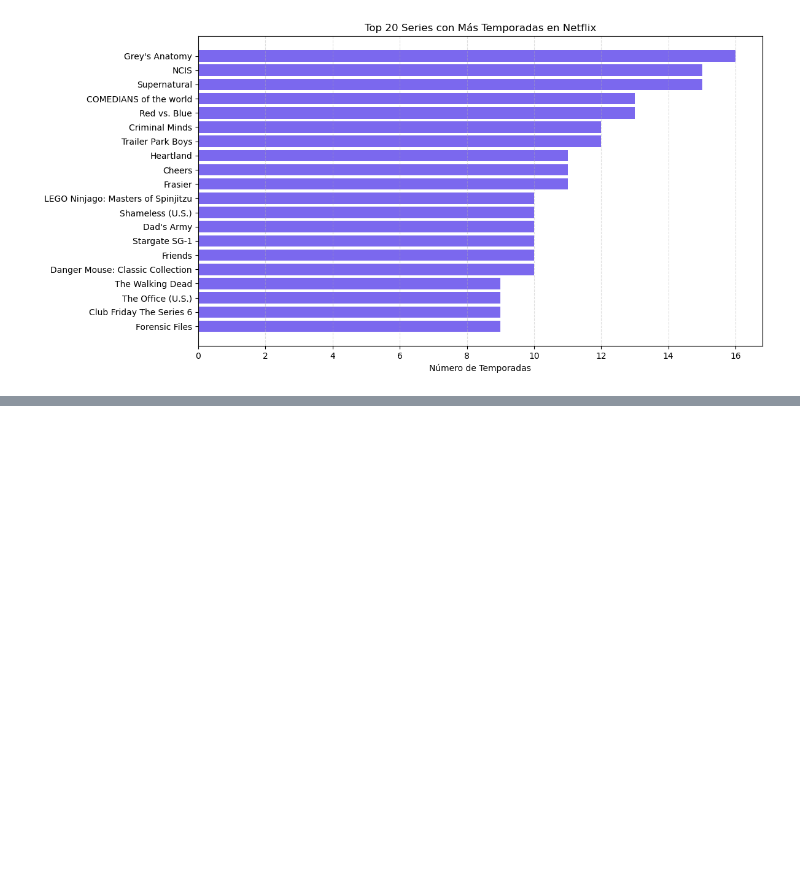
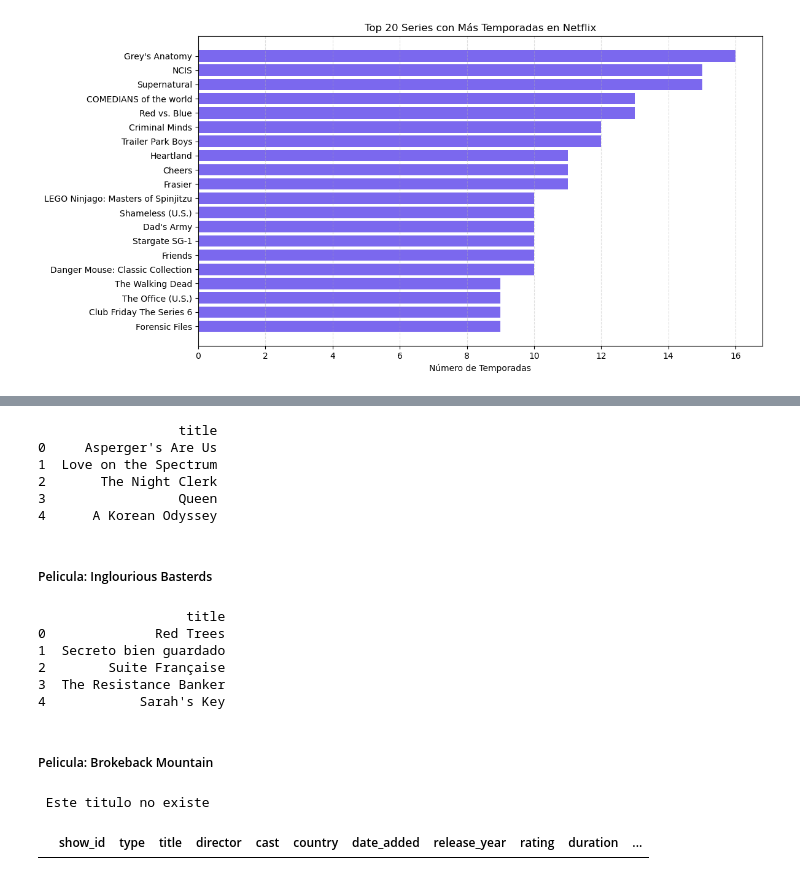
Before and after one commit to luisivmaraz/Practica-9, a Jupyter notebook: Practica-09.ipynb, the cells around one changed output, grey strips where cells are left out. Drawn from its saved outputs; the diff is of its cells as text; code cells hidden in the pictures; blank space fills up the shorter version.

```diff
--- a/Practica-09.ipynb
+++ b/Practica-09.ipynb
@@ -274,0 +402,30 @@ plt.show()
+# %%
+print(recomendar_contenido("Atypical"))
+# %% [output]
+                  title
+0     Asperger's Are Us
+1  Love on the Spectrum
+2       The Night Clerk
+3                 Queen
+4      A Korean Odyssey
+# %% [markdown]
+##### Pelicula: Inglourious Basterds
+# %%
+print(recomendar_contenido("Inglourious Basterds"))
+# %% [output]
+                   title
+0              Red Trees
+1  Secreto bien guardado
+2        Suite Française
+3  The Resistance Banker
+4            Sarah's Key
+# %% [markdown]
+##### Pelicula: Brokeback Mountain
+# %%
+print(recomendar_contenido("Brokeback Mountain"))
+### Busco si existe
+netflix_dataset[netflix_dataset['title'].str.contains("Brokeback")]
+### Pues no existe
+# %% [output]
+ Este titulo no existe
+|  | show_id | type | title | director | cast | country | date_added | release_year | rating | duration | ... |
```
Also changed, not shown: parts of 27 cells of this notebook.
